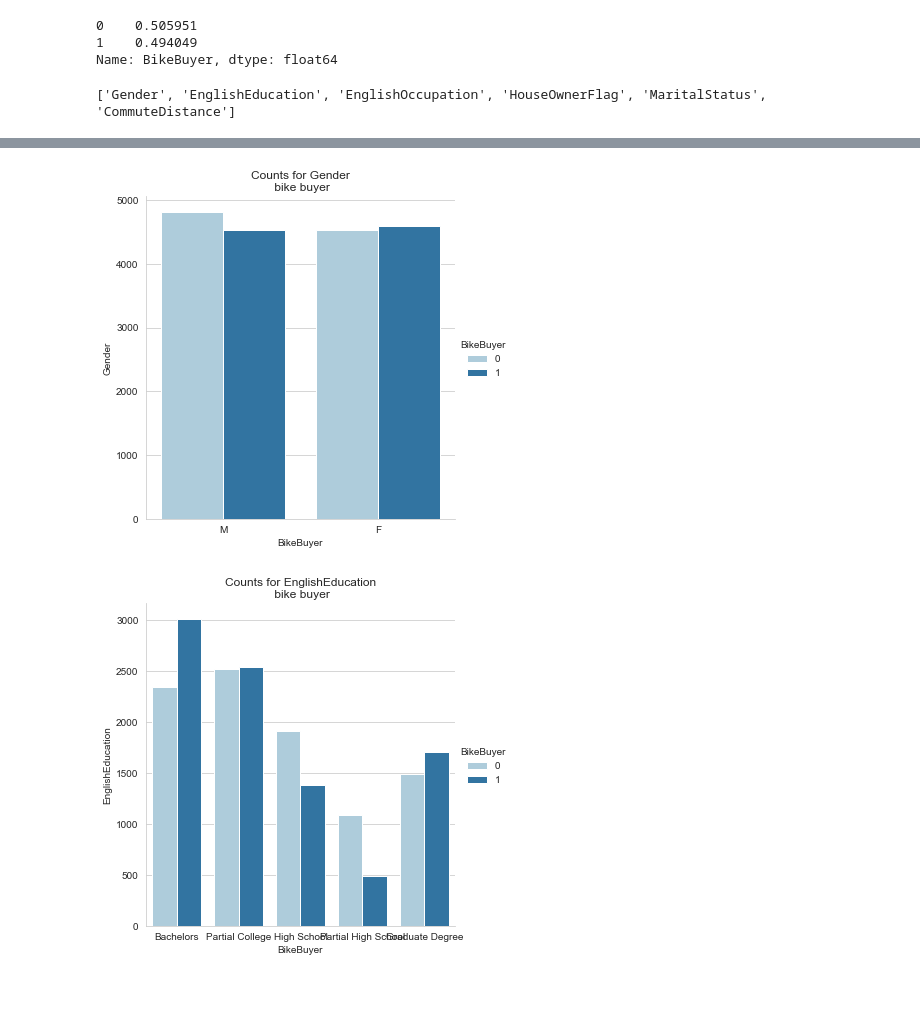
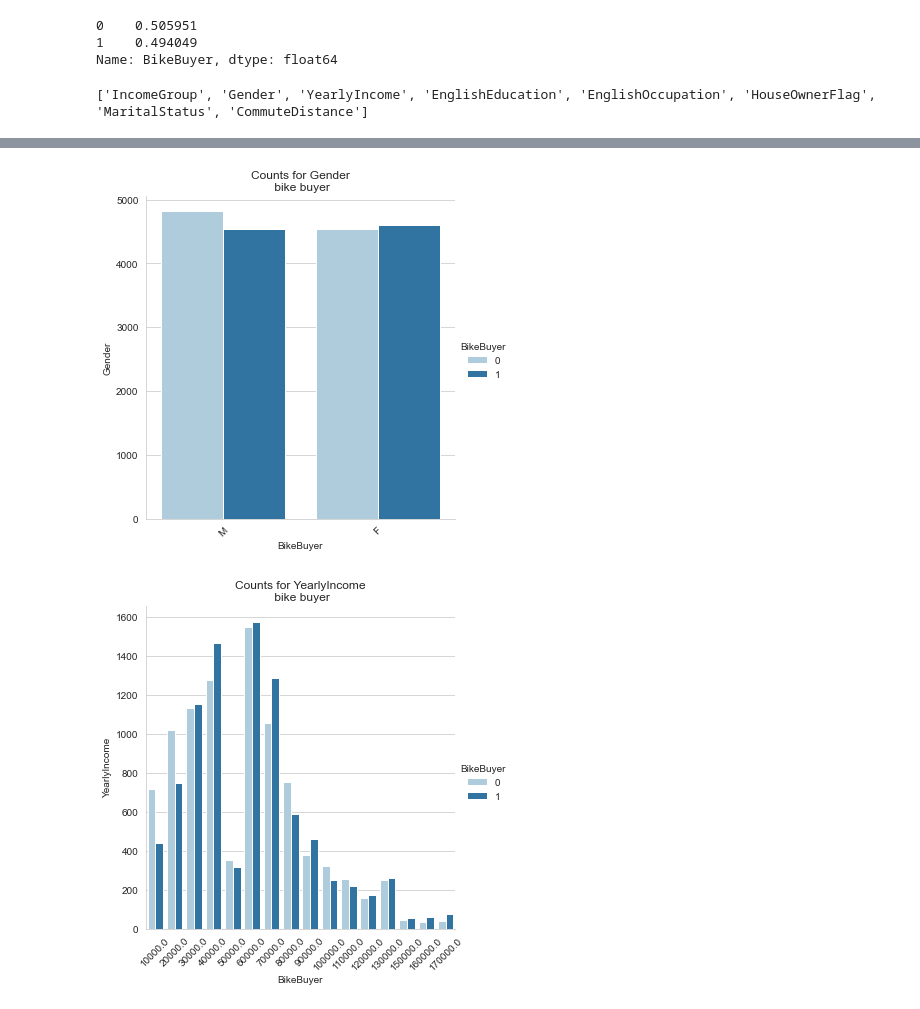
Before and after one commit to alexbarsan944/AdvWorks, a Jupyter notebook: data_processing.ipynb, the cells around one changed output, grey strips where cells are left out. Cells and saved outputs as stored; diff of their text form; code cells hidden in the pictures.

```diff
--- a/data_processing.ipynb
+++ b/data_processing.ipynb
@@ -66,6 +66,7 @@ def plot_box(data, cols, kind):
             plt.title('')
         else:
             sns.catplot(x=col, hue="BikeBuyer", data=data, kind=kind, palette="Paired")
+            plt.xticks(rotation=45)
             plt.title('Counts for ' + col + '\n bike buyer')
 
         plt.xlabel('BikeBuyer')
@@ -73,16 +74,21 @@ def plot_box(data, cols, kind):
         plt.show()
 
 
-columns = (list(customer_data.head().columns[5:]))
-cols = ['Age', 'YearlyIncome', 'TotalChildren', 'NumberChildrenAtHome', 'NumberCarsOwned', 'MonthsSinceLastPurchase']
+columns = (list(customer_data.head().columns))
+columns.remove('CustomerKey')
+columns.remove('BikeBuyer')
+columns.remove('FullName')
+columns.remove('GeographyKey')
+
+cols = ['Age', 'TotalChildren', 'NumberChildrenAtHome', 'NumberCarsOwned', 'MonthsSinceLastPurchase']
 cols2 = [col for col in columns if col not in cols]
 print(cols2)
 
 plot_box(customer_data, cols, kind='box')
 plot_box(customer_data, cols2, kind='count')
 
-features = ['NumberCarsOwned', 'NumberChildrenAtHome', 'TotalChildren', 'Age']
-categorical_features = ['CommuteDistance', 'EnglishEducation', 'EnglishOccupation', 'HouseOwnerFlag', 'MaritalStatus']
+features = ['YearlyIncome', 'NumberCarsOwned', 'NumberChildrenAtHome', 'TotalChildren', 'Age']
+categorical_features = ['IncomeGroup', 'CommuteDistance', 'EnglishEducation']
 # %% [output]
-['Gender', 'EnglishEducation', 'EnglishOccupation', 'HouseOwnerFlag', 'MaritalStatus', 'CommuteDistance']
+['IncomeGroup', 'Gender', 'YearlyIncome', 'EnglishEducation', 'EnglishOccupation', 'HouseOwnerFlag', 'MaritalStatus', 'CommuteDistance']
 [figure]
@@ -94,2 +100,2 @@ categorical_features = ['CommuteDistance', 'EnglishEducation', 'EnglishOccupatio
-[figure, old version]
+[figure, new version]
-[figure, old version]
+[figure, new version]
```
Also changed, not shown: parts of 13 cells of this notebook.
